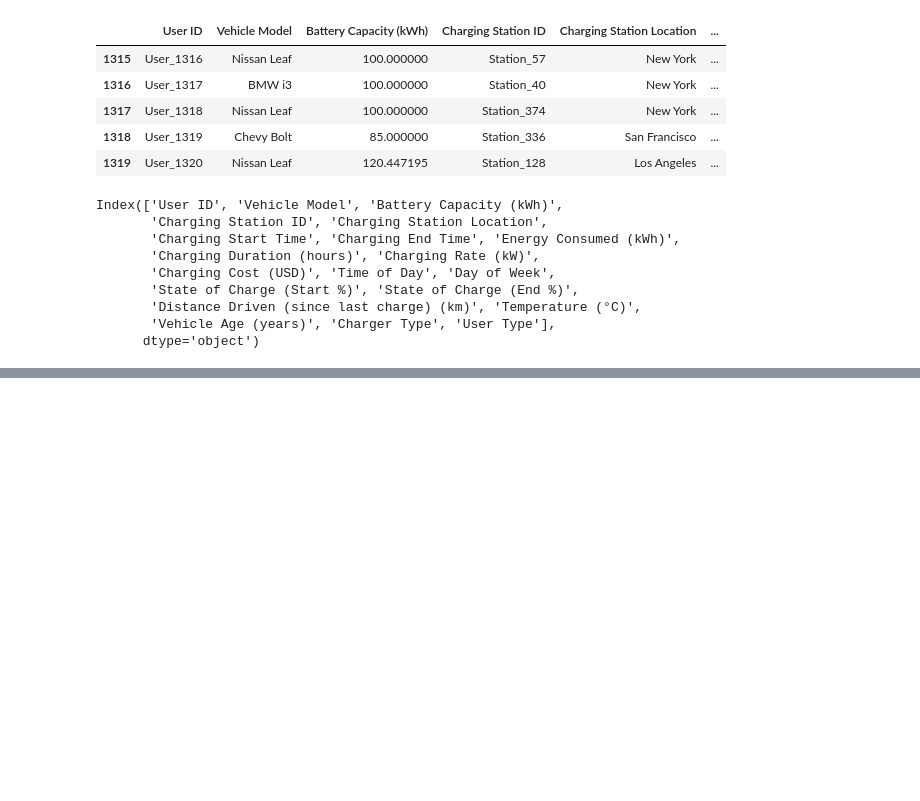
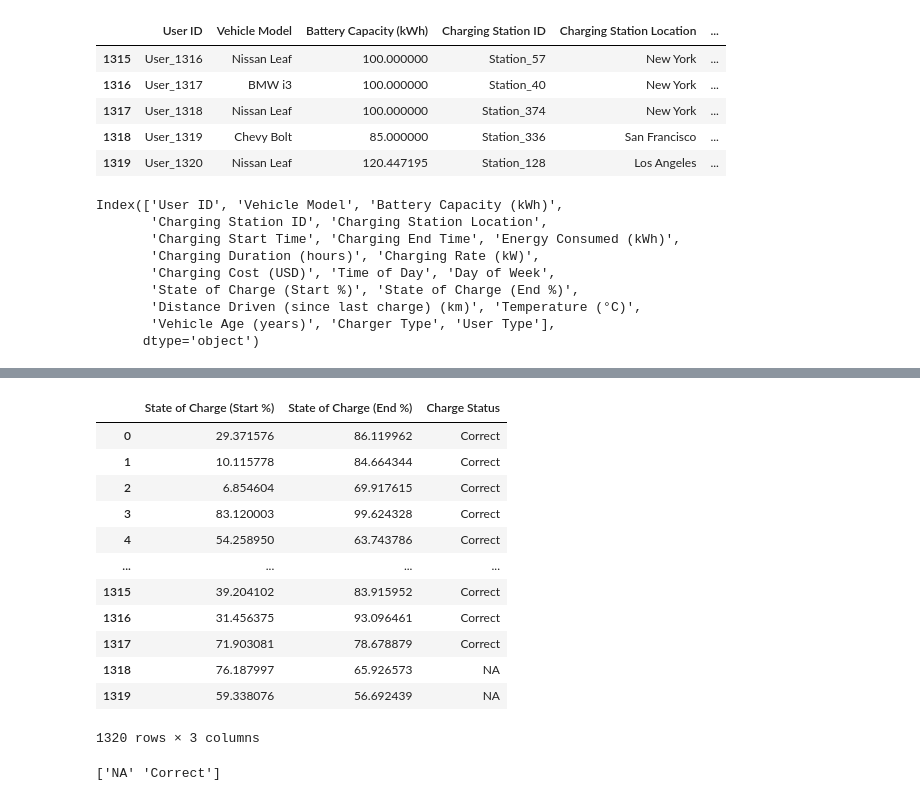
Before and after one commit to celestinesheum/MY-DAC-Curriculum, a Jupyter notebook: Internal_Project/Internal_Project_draft_1.ipynb, the cells around one changed output, grey strips where cells are left out. Drawn from its saved outputs; the diff is of its cells as text; code cells hidden in the pictures; blank space fills up the shorter version.

Commit message:
3 December Start

```diff
--- a/Internal_Project/Internal_Project_draft_1.ipynb
+++ b/Internal_Project/Internal_Project_draft_1.ipynb
@@ -39,0 +103,28 @@ Index(['User ID', 'Vehicle Model', 'Battery Capacity (kWh)',
+# %%
+import numpy as np
+
+df['Charge Status'] = np.where(
+    df['State of Charge (Start %)'] > df['State of Charge (End %)'],
+    'NA',
+    'Correct'
+)
+# %%
+df[['State of Charge (Start %)', 'State of Charge (End %)', 'Charge Status']]
+# %% [output]
+|  | State of Charge (Start %) | State of Charge (End %) | Charge Status |
+| 0 | 29.371576 | 86.119962 | Correct |
+| 1 | 10.115778 | 84.664344 | Correct |
+| 2 | 6.854604 | 69.917615 | Correct |
+| 3 | 83.120003 | 99.624328 | Correct |
+| 4 | 54.258950 | 63.743786 | Correct |
+| ... | ... | ... | ... |
+| 1315 | 39.204102 | 83.915952 | Correct |
+| 1316 | 31.456375 | 93.096461 | Correct |
+| 1317 | 71.903081 | 78.678879 | Correct |
+| 1318 | 76.187997 | 65.926573 | NA |
+| 1319 | 59.338076 | 56.692439 | NA |
+1320 rows × 3 columns
+# %%
+print(df['Charge Status'].unique())
+# %% [output]
+['NA' 'Correct']
```
Also changed, not shown: parts of 6 cells of this notebook, 1 other file.
